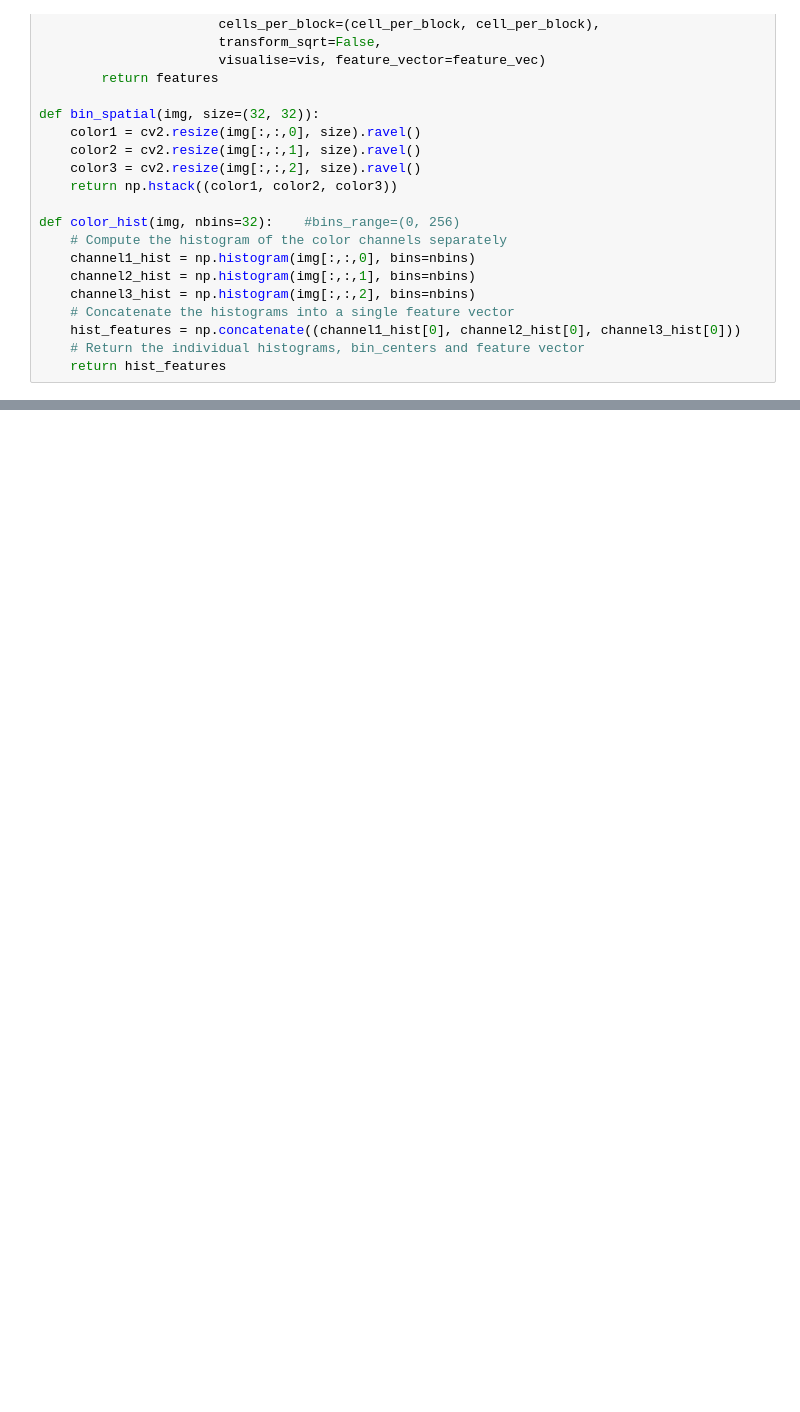
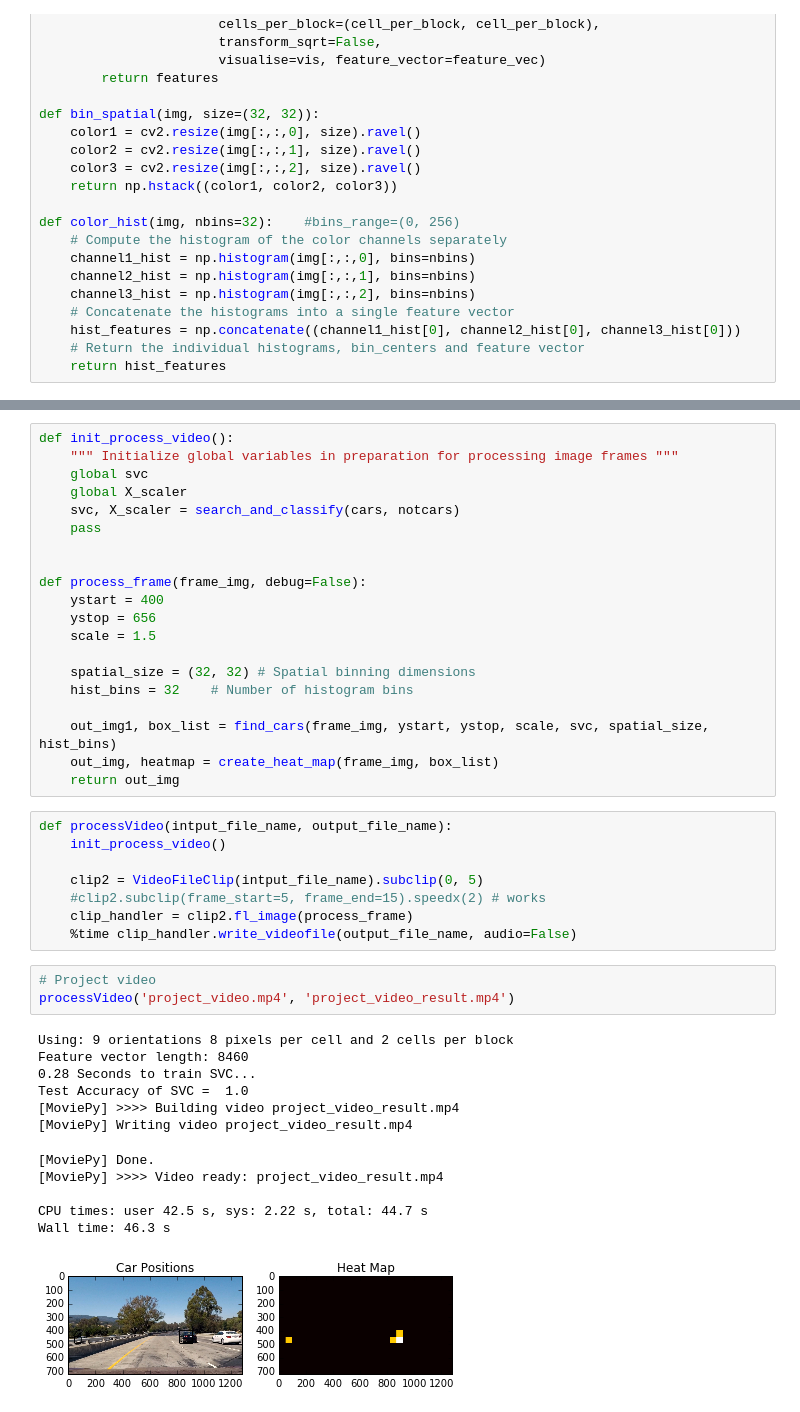
Before and after one commit to jasonhuh/CarND-Vehicle-Detection, a Jupyter notebook: CarND-Vehicle-Detection1.ipynb, the cells around one changed output, grey strips where cells are left out. Drawn from its saved outputs; the diff is of its cells as text; blank space fills up the shorter version.

```diff
--- a/CarND-Vehicle-Detection1.ipynb
+++ b/CarND-Vehicle-Detection1.ipynb
@@ -841,0 +843,44 @@ create_heat_map()
+# %%
+def init_process_video():
+    """ Initialize global variables in preparation for processing image frames """
+    global svc
+    global X_scaler
+    svc, X_scaler = search_and_classify(cars, notcars)
+    pass
+
+
+def process_frame(frame_img, debug=False):
+    ystart = 400
+    ystop = 656
+    scale = 1.5
+
+    spatial_size = (32, 32) # Spatial binning dimensions
+    hist_bins = 32    # Number of histogram bins
+
+    out_img1, box_list = find_cars(frame_img, ystart, ystop, scale, svc, spatial_size, hist_bins)
+    out_img, heatmap = create_heat_map(frame_img, box_list)
+    return out_img
+# %%
+def processVideo(intput_file_name, output_file_name):
+    init_process_video()
+
+    clip2 = VideoFileClip(intput_file_name).subclip(0, 5)
+    #clip2.subclip(frame_start=5, frame_end=15).speedx(2) # works
+    clip_handler = clip2.fl_image(process_frame)
+    %time clip_handler.write_videofile(output_file_name, audio=False)
+# %%
+# Project video
+processVideo('project_video.mp4', 'project_video_result.mp4')
+# %% [output]
+Using: 9 orientations 8 pixels per cell and 2 cells per block
+Feature vector length: 8460
+0.28 Seconds to train SVC...
+Test Accuracy of SVC =  1.0
+[MoviePy] >>>> Building video project_video_result.mp4
+[MoviePy] Writing video project_video_result.mp4
+[MoviePy] Done.
+[MoviePy] >>>> Video ready: project_video_result.mp4
+
+CPU times: user 42.5 s, sys: 2.22 s, total: 44.7 s
+Wall time: 46.3 s
+[figure, added]
```
Also changed, not shown: parts of 10 cells of this notebook.
